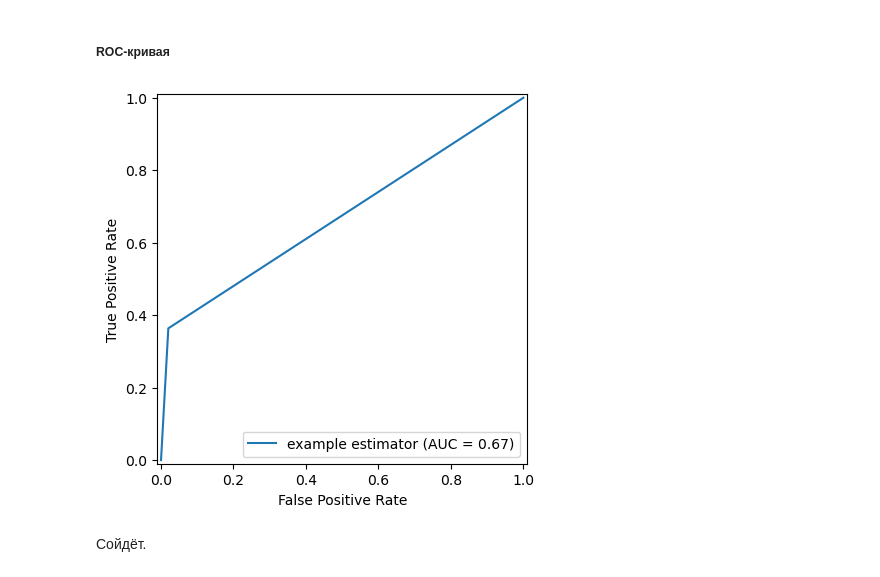
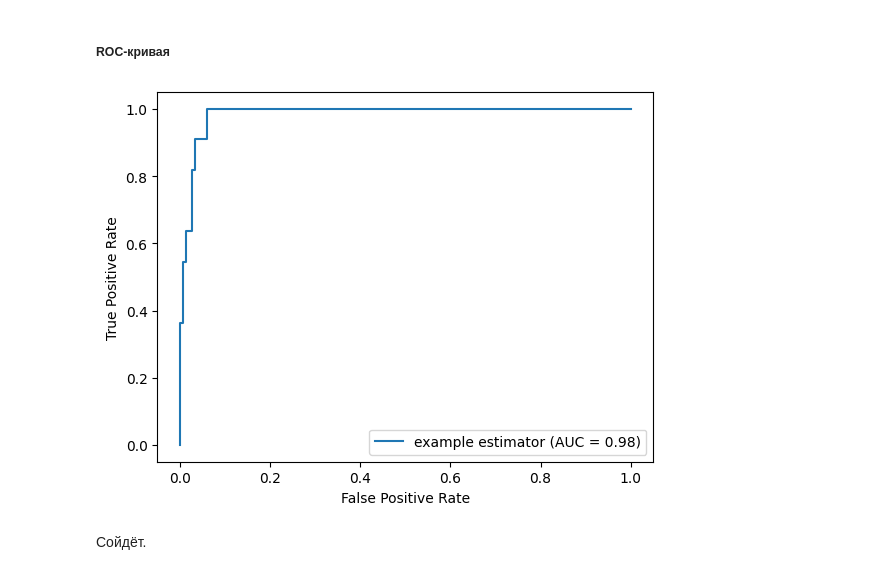
Before and after one commit to angrygeese/BI_ML_2024, a Jupyter notebook: HW2-linear_models/code/Linear_models.ipynb, the cells around one changed output. Drawn from its saved outputs; the diff is of its cells as text; code cells hidden in the pictures.

Commit message:
Fix ROC curve

```diff
--- a/HW2-linear_models/code/Linear_models.ipynb
+++ b/HW2-linear_models/code/Linear_models.ipynb
@@ -834,14 +840,14 @@ plt.show()
 # %% [markdown]
 ##### ROC-кривая
 # %%
-fpr, tpr, thresholds = roc_curve(y_test, predictions_log)
+fpr, tpr, _ = roc_curve(y_test, model.predict_proba(X_test_scaled)[:, 1])
 roc_auc = auc(fpr, tpr)
 display = RocCurveDisplay(fpr=fpr, tpr=tpr, roc_auc=roc_auc,
                                   estimator_name='example estimator')
 display.plot()
 plt.show()
 # %% [output]
-[figure, old version]
+[figure, new version]
 # %% [markdown]
 Сойдёт.
 # %% [markdown]
```
Also changed, not shown: parts of 4 cells of this notebook.
